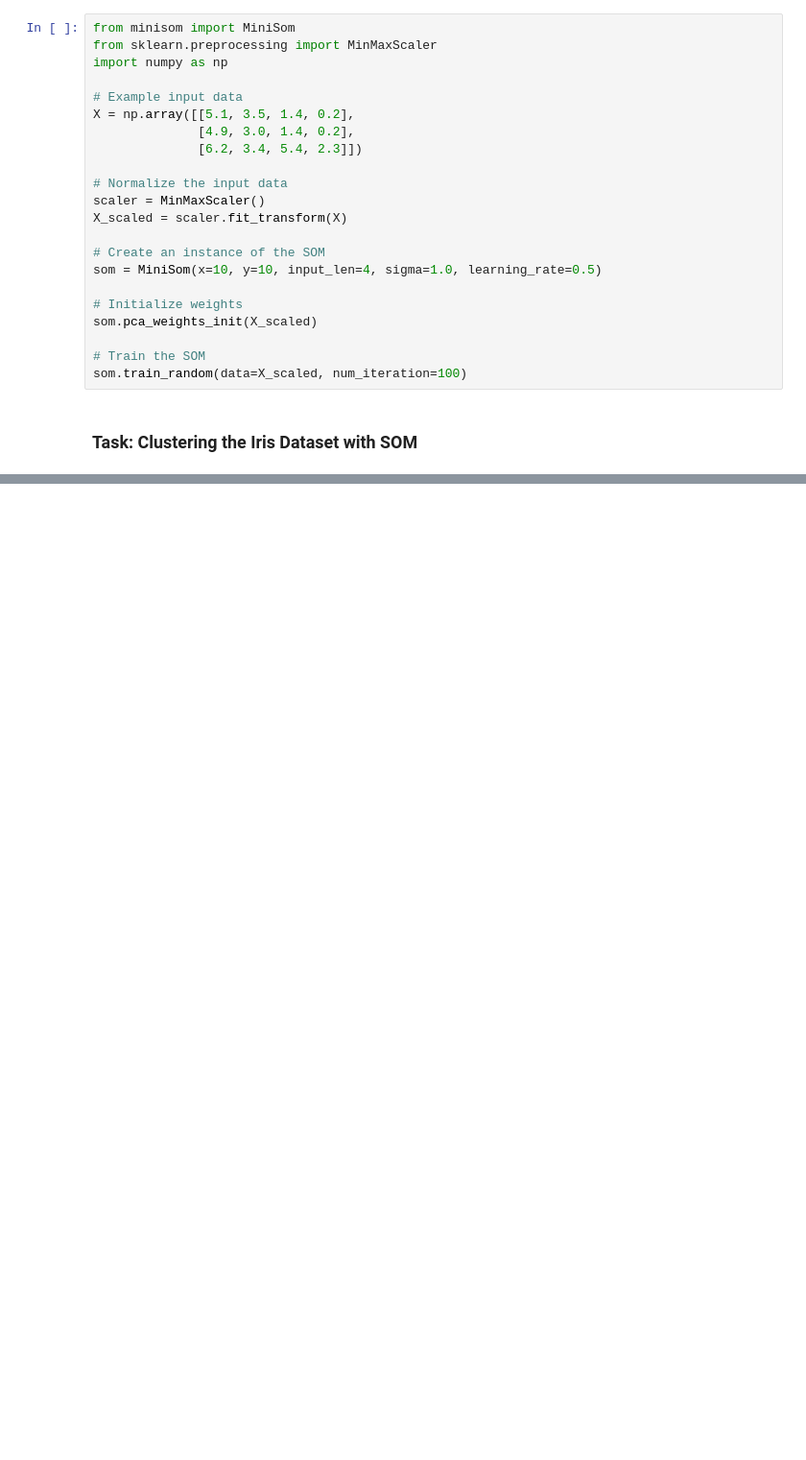
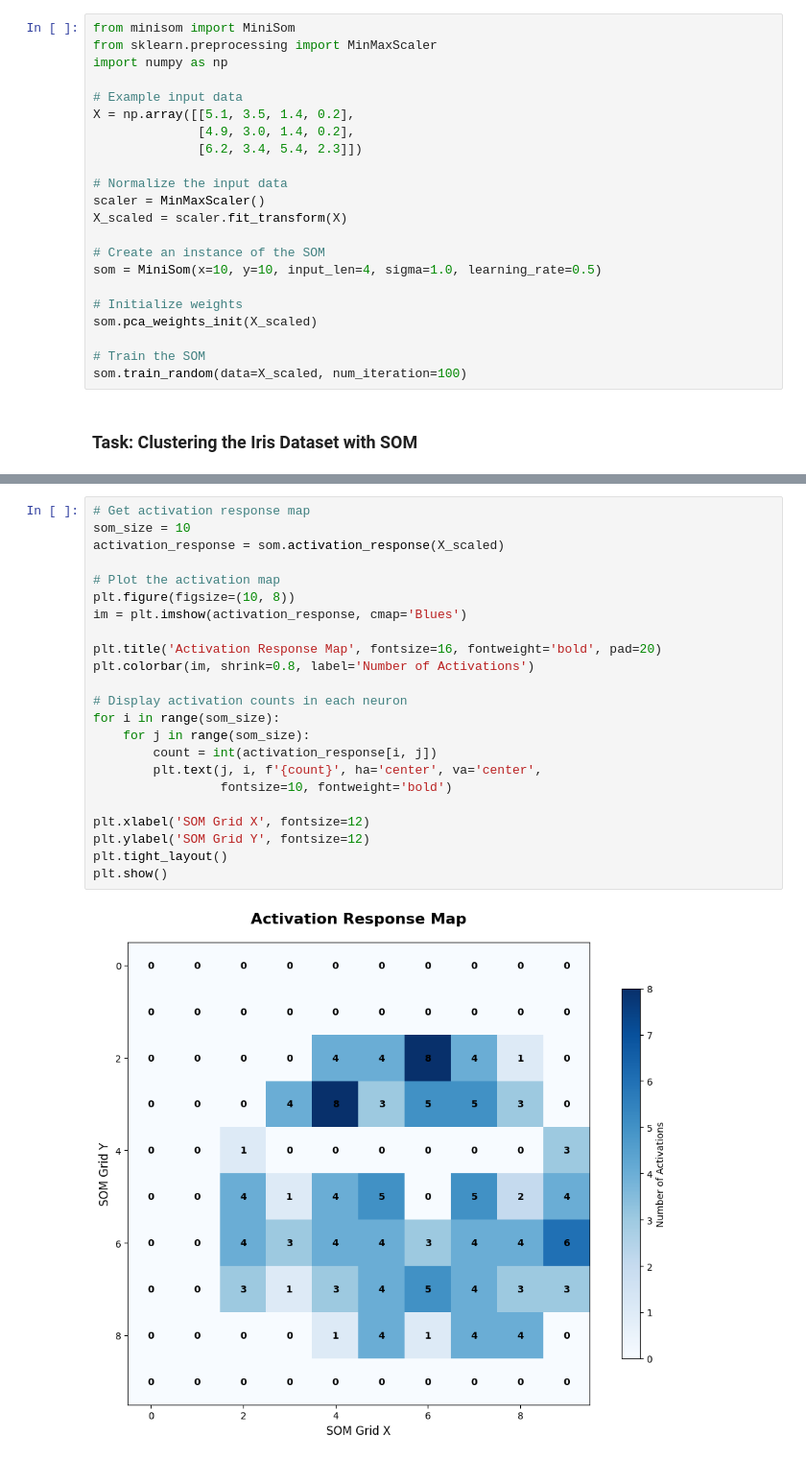
Before and after one commit to KATTA-00/CO542-Neural-Networks-Labs, a Jupyter notebook: lab04/E19129_lab04.ipynb, the cells around one changed output, grey strips where cells are left out. Shown at 96% size. Saved outputs shown, nothing was run; the diff lists cells and outputs as text; blank space fills up the shorter version.

```diff
--- a/lab04/E19129_lab04.ipynb
+++ b/lab04/E19129_lab04.ipynb
@@ -46,0 +110,25 @@ som.train_random(data=X_scaled, num_iteration=100)
+# %%
+# Get activation response map
+som_size = 10
+activation_response = som.activation_response(X_scaled)
+
+# Plot the activation map
+plt.figure(figsize=(10, 8))
+im = plt.imshow(activation_response, cmap='Blues')
+
+plt.title('Activation Response Map', fontsize=16, fontweight='bold', pad=20)
+plt.colorbar(im, shrink=0.8, label='Number of Activations')
+
+# Display activation counts in each neuron
+for i in range(som_size):
+    for j in range(som_size):
+        count = int(activation_response[i, j])
+        plt.text(j, i, f'{count}', ha='center', va='center',
+                 fontsize=10, fontweight='bold')
+
+plt.xlabel('SOM Grid X', fontsize=12)
+plt.ylabel('SOM Grid Y', fontsize=12)
+plt.tight_layout()
+plt.show()
+# %% [output]
+[figure, added]
```
Also changed, not shown: parts of 25 cells of this notebook.
